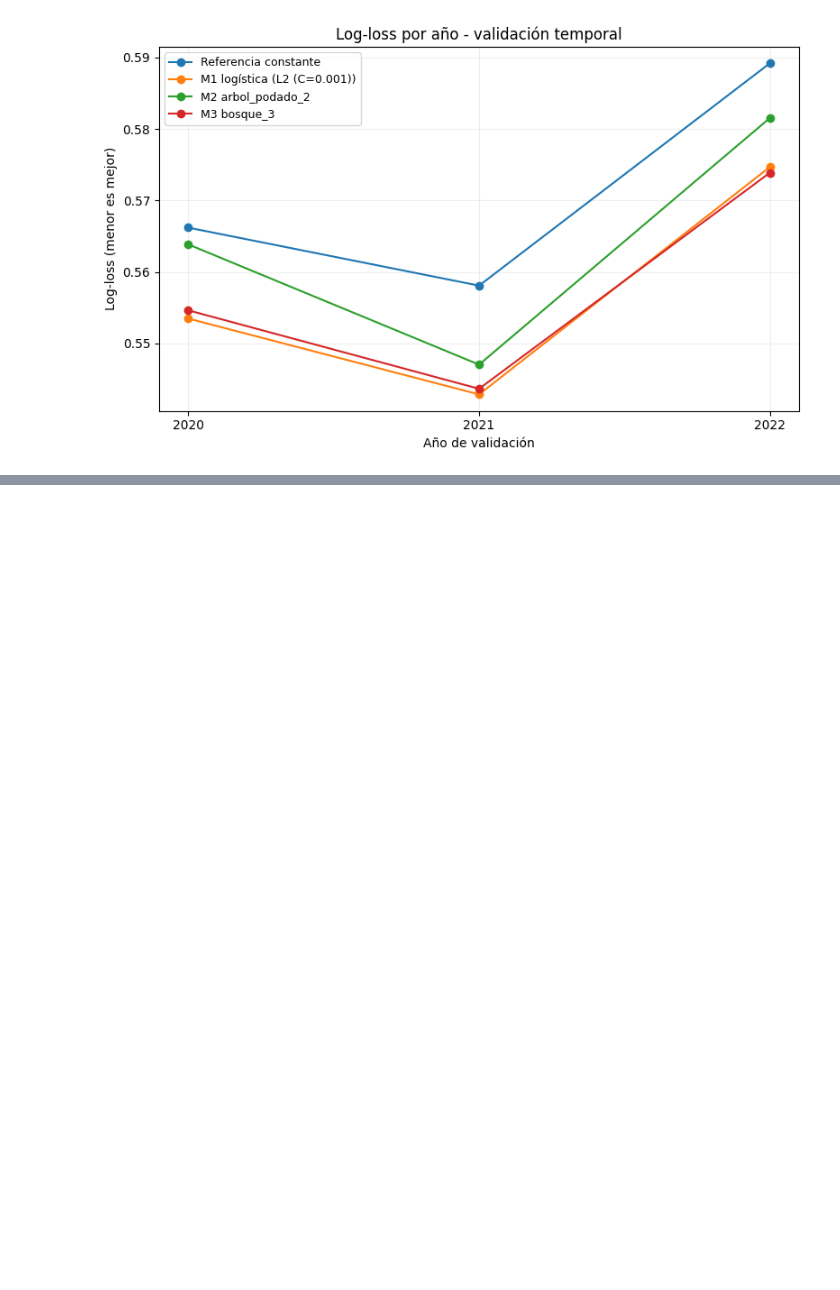
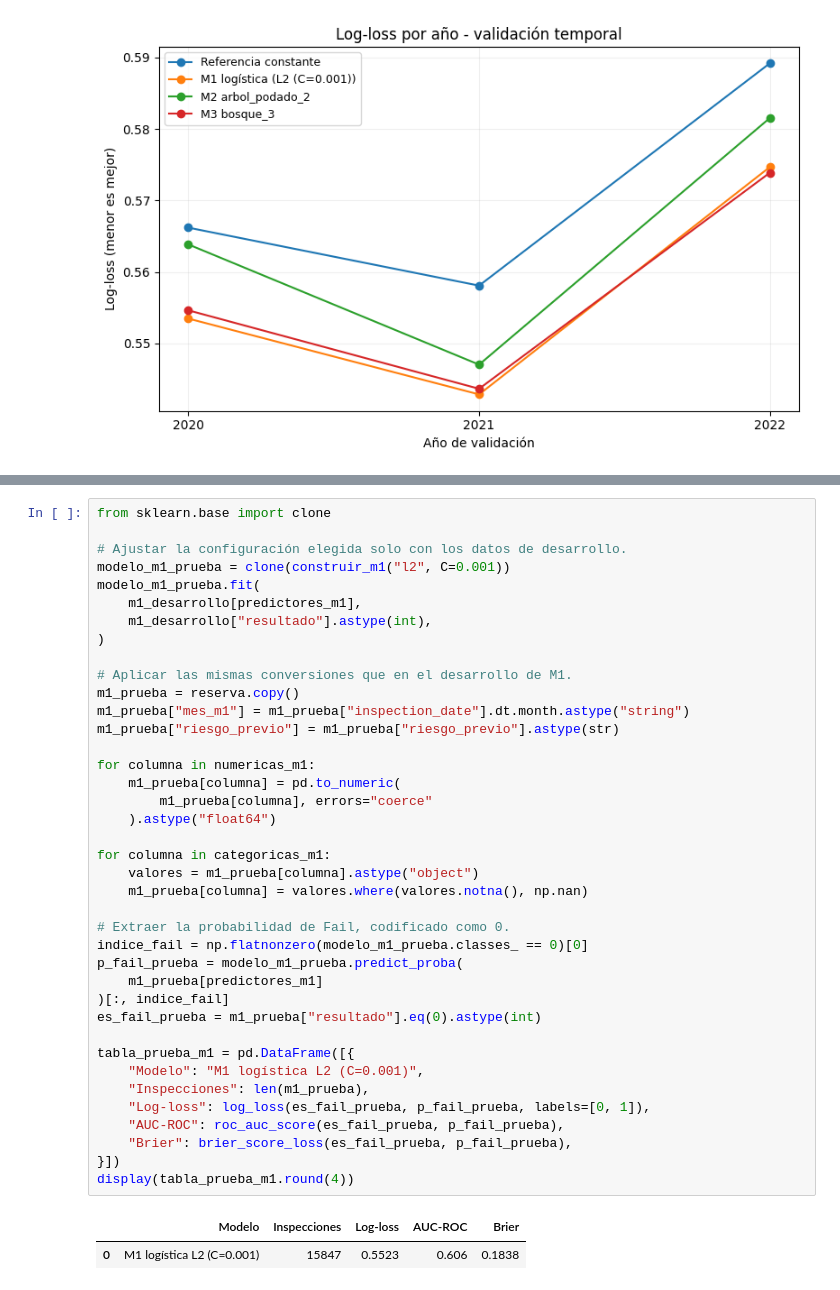
Before and after one commit to jpmondaca/Proyecto-Topicos, a Jupyter notebook: main.ipynb, the cells around one changed output, grey strips where cells are left out. Drawn from its saved outputs; the diff is of its cells as text; blank space fills up the shorter version.

Commit message:
modelo en data de prueba

```diff
--- a/main.ipynb
+++ b/main.ipynb
@@ -3602,0 +3602,42 @@ plt.show()
+# %%
+from sklearn.base import clone
+
+# Ajustar la configuración elegida solo con los datos de desarrollo.
+modelo_m1_prueba = clone(construir_m1("l2", C=0.001))
+modelo_m1_prueba.fit(
+    m1_desarrollo[predictores_m1],
+    m1_desarrollo["resultado"].astype(int),
+)
+
+# Aplicar las mismas conversiones que en el desarrollo de M1.
+m1_prueba = reserva.copy()
+m1_prueba["mes_m1"] = m1_prueba["inspection_date"].dt.month.astype("string")
+m1_prueba["riesgo_previo"] = m1_prueba["riesgo_previo"].astype(str)
+
+for columna in numericas_m1:
+    m1_prueba[columna] = pd.to_numeric(
+        m1_prueba[columna], errors="coerce"
+    ).astype("float64")
+
+for columna in categoricas_m1:
+    valores = m1_prueba[columna].astype("object")
+    m1_prueba[columna] = valores.where(valores.notna(), np.nan)
+
+# Extraer la probabilidad de Fail, codificado como 0.
+indice_fail = np.flatnonzero(modelo_m1_prueba.classes_ == 0)[0]
+p_fail_prueba = modelo_m1_prueba.predict_proba(
+    m1_prueba[predictores_m1]
+)[:, indice_fail]
+es_fail_prueba = m1_prueba["resultado"].eq(0).astype(int)
+
+tabla_prueba_m1 = pd.DataFrame([{
+    "Modelo": "M1 logística L2 (C=0.001)",
+    "Inspecciones": len(m1_prueba),
+    "Log-loss": log_loss(es_fail_prueba, p_fail_prueba, labels=[0, 1]),
+    "AUC-ROC": roc_auc_score(es_fail_prueba, p_fail_prueba),
+    "Brier": brier_score_loss(es_fail_prueba, p_fail_prueba),
+}])
+display(tabla_prueba_m1.round(4))
+# %% [output]
+|  | Modelo | Inspecciones | Log-loss | AUC-ROC | Brier |
+| 0 | M1 logística L2 (C=0.001) | 15847 | 0.5523 | 0.606 | 0.1838 |
```
Also changed, not shown: parts of 3 cells of this notebook.
